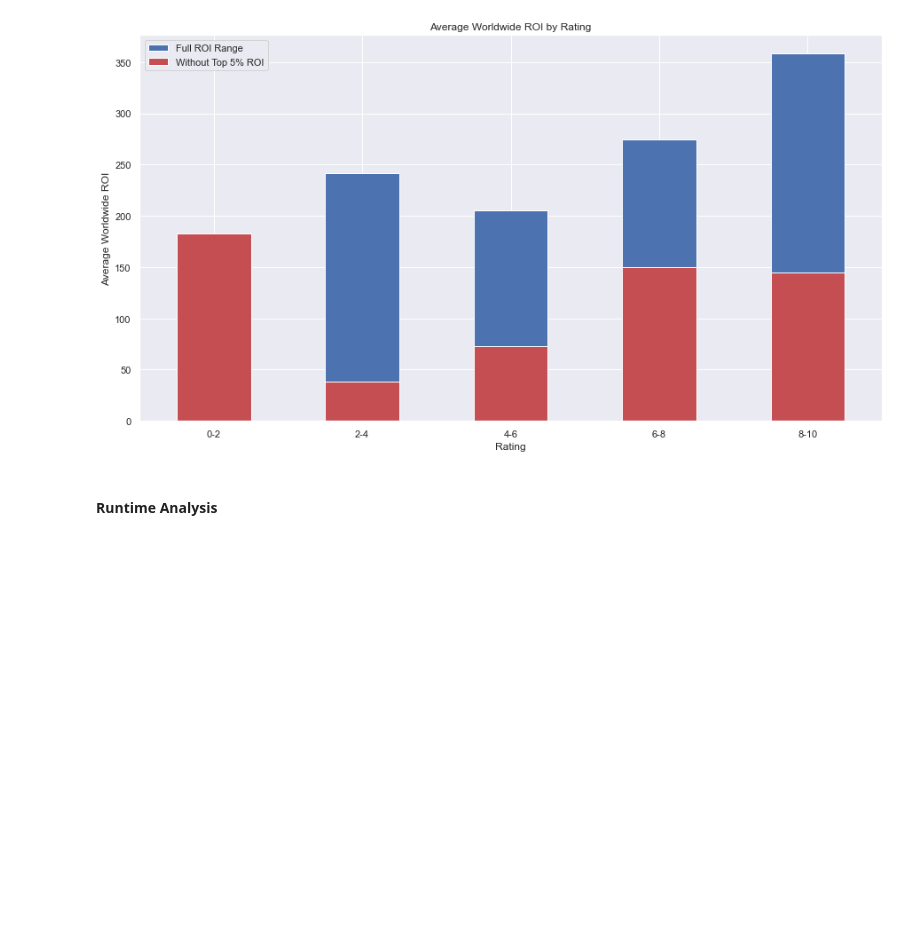
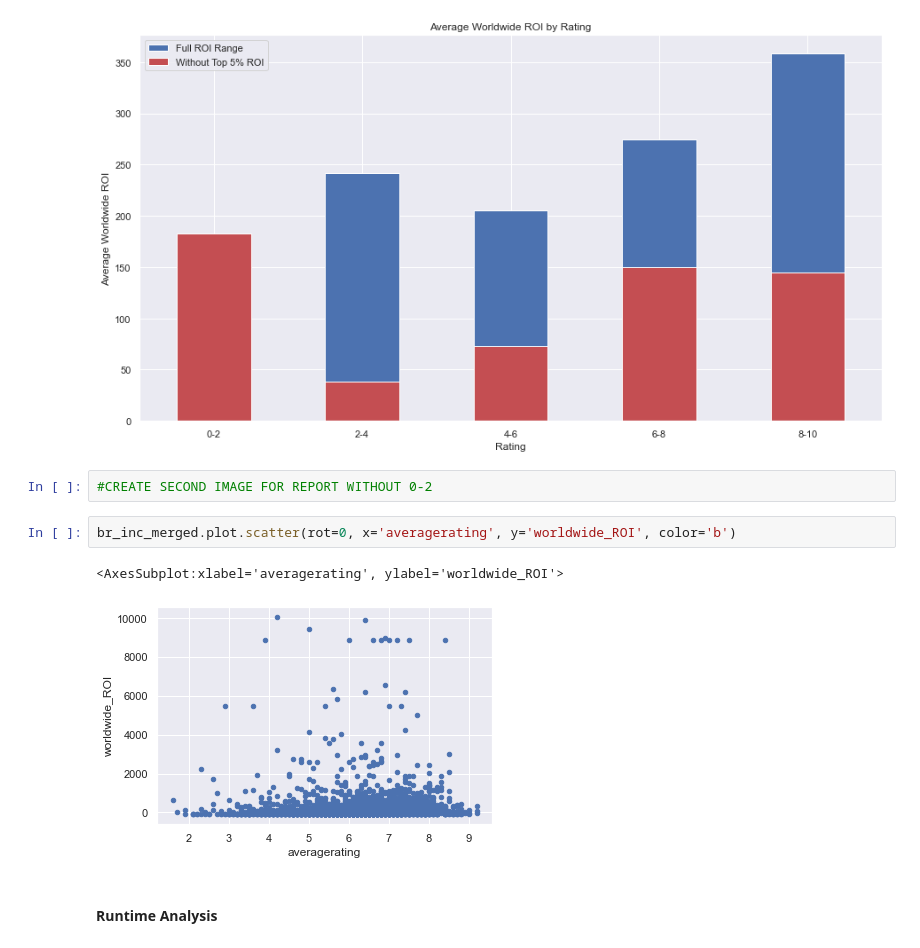
Before and after one commit to pparkinson1/Movie-Analysis, a Jupyter notebook: Project_Notebook.ipynb, the cells around one changed output. Drawn from its saved outputs; the diff is of its cells as text; blank space fills up the shorter version.

Commit message:
image test 3

```diff
--- a/Project_Notebook.ipynb
+++ b/Project_Notebook.ipynb
@@ -519,5 +516,12 @@ plt.legend(labels=['Full ROI Range', 'Without Top 5% ROI'])
 g.set(title='Average Worldwide ROI by Rating', xlabel='Rating', ylabel='Average Worldwide ROI');
 # %% [output]
 [figure]
+# %%
+#CREATE SECOND IMAGE FOR REPORT WITHOUT 0-2
+# %%
+br_inc_merged.plot.scatter(rot=0, x='averagerating', y='worldwide_ROI', color='b')
+# %% [output]
+<AxesSubplot:xlabel='averagerating', ylabel='worldwide_ROI'>
+[figure, added]
 # %% [markdown]
 #### Runtime Analysis
```
Also changed, not shown: parts of 10 cells of this notebook, 1 other file.
